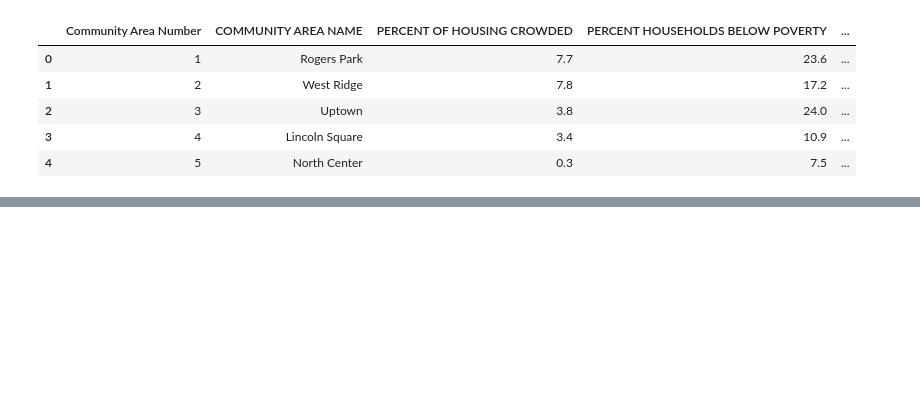
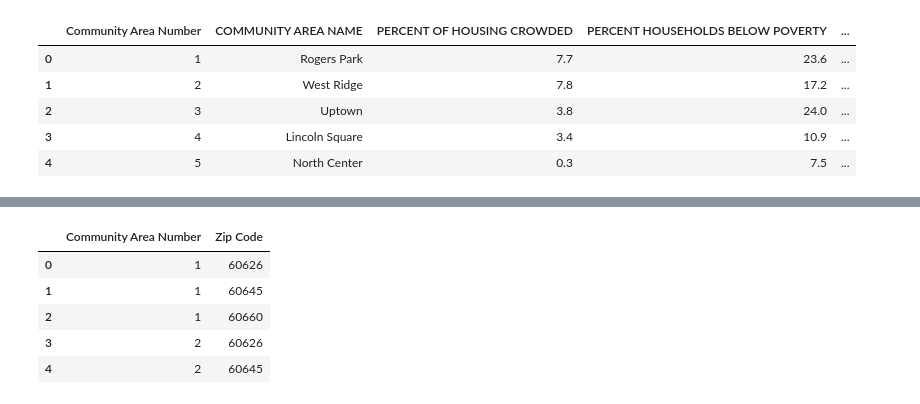
Before and after one commit to crime-analysis/crime_predictions, a Jupyter notebook: per_capita_income.ipynb, the cells around one changed output, grey strips where cells are left out. Saved outputs shown, nothing was run; the diff lists cells and outputs as text; code cells hidden in the pictures; blank space fills up the shorter version.

```diff
--- a/per_capita_income.ipynb
+++ b/per_capita_income.ipynb
@@ -78,0 +99,14 @@ df.head()
+# %%
+# Mapping of community area numbers to zip codes
+# https://docs.google.com/spreadsheets/d/1YzfGnfeiLdYtbN8IoOctPZPJRCAms_gW6g-OTvkGAZU/edit#gid=0
+#
+
+zip_codes = pd.read_csv('zipcodes.csv')
+zip_codes.head()
+# %% [output]
+|  | Community Area Number | Zip Code |
+| 0 | 1 | 60626 |
+| 1 | 1 | 60645 |
+| 2 | 1 | 60660 |
+| 3 | 2 | 60626 |
+| 4 | 2 | 60645 |
```
Also changed, not shown: parts of 7 cells of this notebook.
